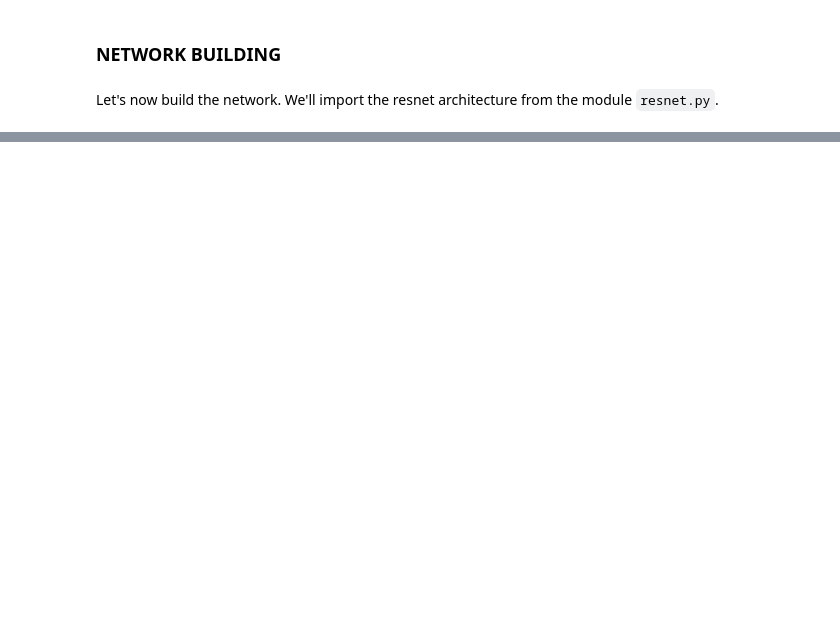
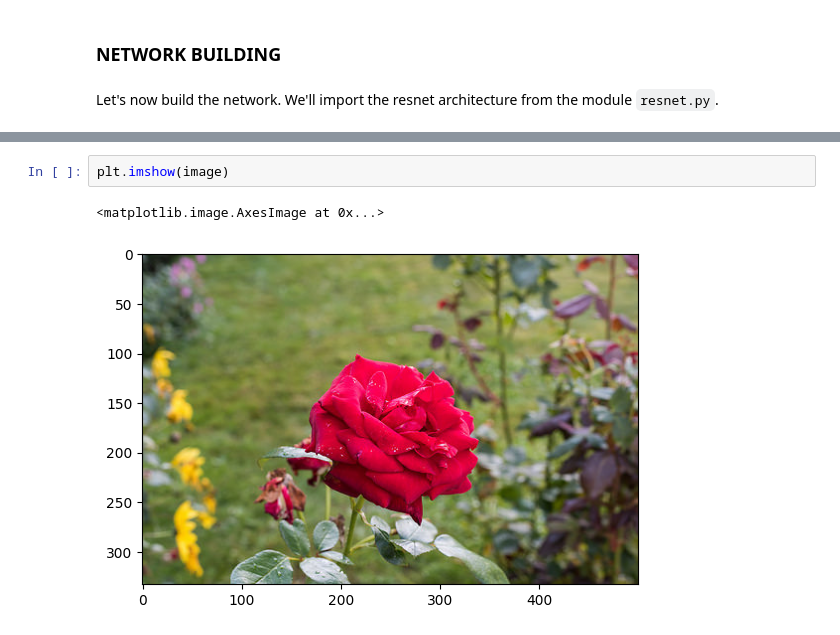
Before and after one commit to princefrancis64/Upgrad, a Jupyter notebook: CNN Architectures/flowers.ipynb, the cells around one changed output, grey strips where cells are left out. Drawn from its saved outputs; the diff is of its cells as text; blank space fills up the shorter version.

```diff
--- a/CNN Architectures/flowers.ipynb
+++ b/CNN Architectures/flowers.ipynb
@@ -143,0 +606,5 @@ Let's now build the network. We'll import the resnet architecture from the modul
+# %%
+plt.imshow(image)
+# %% [output]
+<matplotlib.image.AxesImage at 0x...>
+[figure, added]
```
Also changed, not shown: parts of 30 cells of this notebook.
